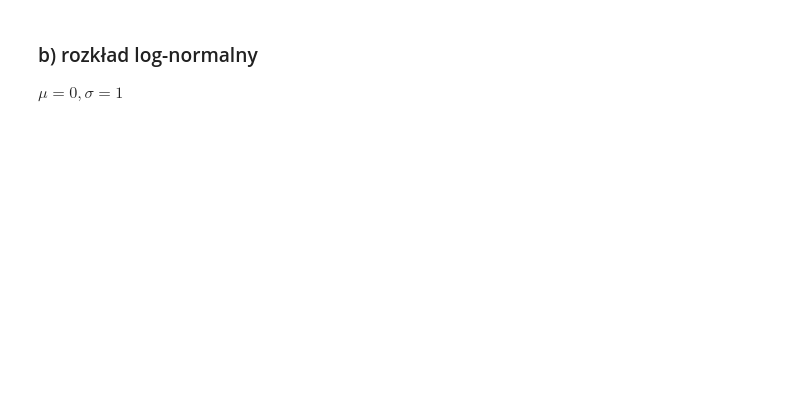
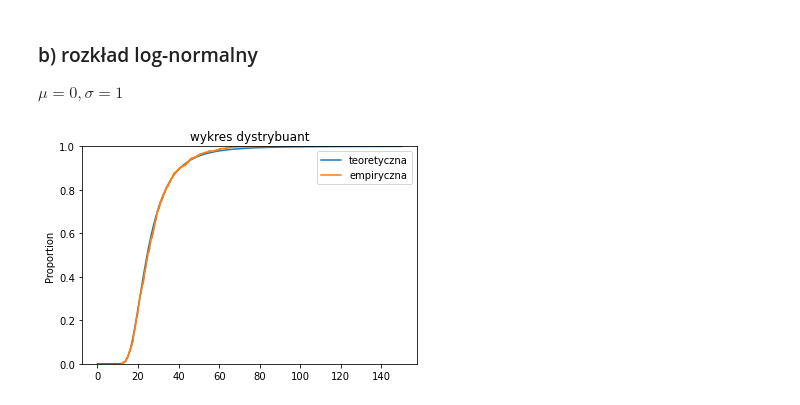
Before and after one commit to MariaNowacka/4-semestr, a Jupyter notebook: statystyka/mariaa.ipynb, the cells around one changed output. Saved outputs shown, nothing was run; the diff lists cells and outputs as text; code cells hidden in the pictures; blank space fills up the shorter version.

```diff
--- a/statystyka/mariaa.ipynb
+++ b/statystyka/mariaa.ipynb
@@ -70,0 +120,20 @@ $\mu =0, \sigma = 1$
+# %%
+mc = 1000
+mi = 0
+sigma = 1
+Us2 = []
+for i in range(mc):
+    Y = np.random.lognormal(mi, sigma, 1000)
+    U = max(Y)
+    Us2.append(U)
+# %%
+n=1000
+xss = np.linspace(0,150, 1000)
+ys = [lognorm.cdf(x,s=sigma,loc=0, scale=1)**n for x in xss]
+plt.plot(xss, ys, label= 'teoretyczna')
+sns.ecdfplot(data = Us2, label = 'empiryczna')
+plt.legend()
+plt.title('wykres dystrybuant')
+plt.show()
+# %% [output]
+[figure, added]
```
Also changed, not shown: parts of 21 cells of this notebook.
